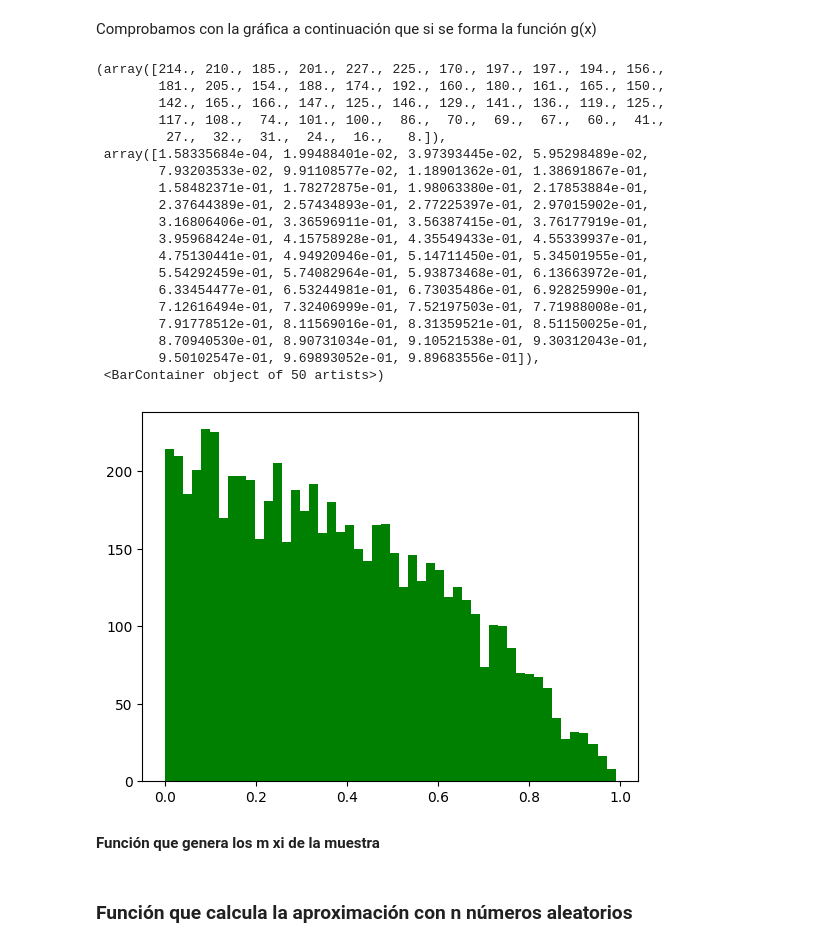
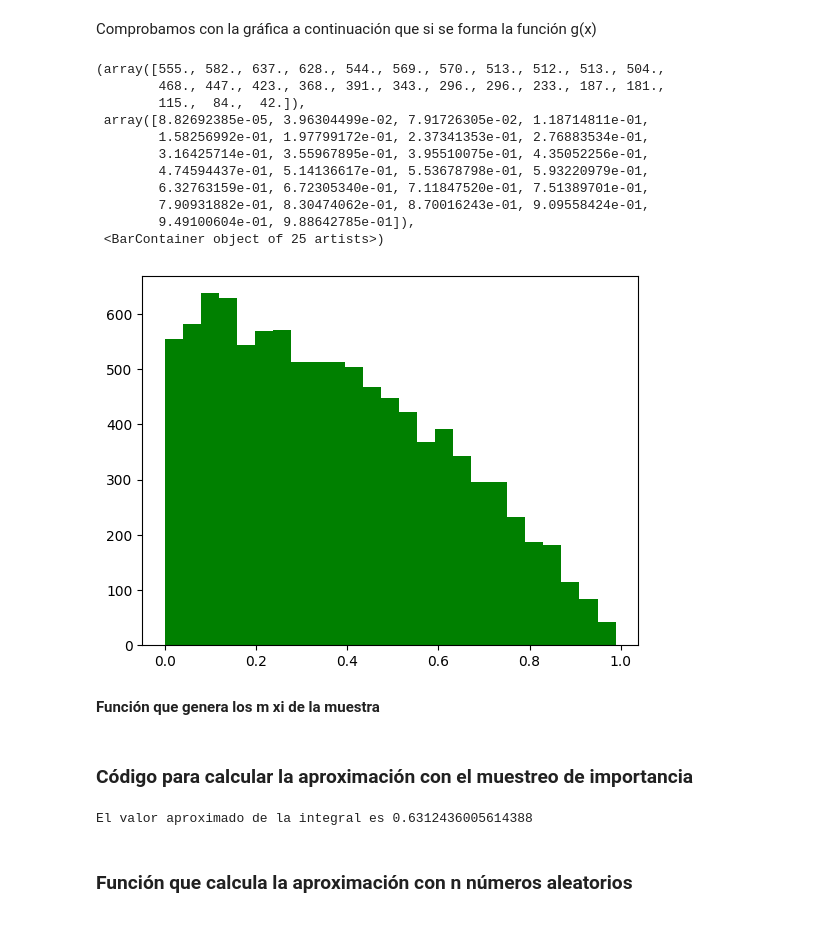
Before and after one commit to Wenypb/Simulacion, a Jupyter notebook: Montecarlo.ipynb, the cells around one changed output. Cells and saved outputs as stored; diff of their text form; code cells hidden in the pictures.

```diff
--- a/Montecarlo.ipynb
+++ b/Montecarlo.ipynb
@@ -312,41 +332,33 @@ Comprobamos con la gráfica a continuación que si se forma la función g(x)
 # %%
 # g(x) = 1.5 - 1.5x
 # h(x) = 1.5
 # X -> Lista de x aceptadas
 X=[]
 # m -> Número de xi a generar
 m = 10000
-for i in range(m):
+while len(X)<=m:
   #Generamos un x al azar [0,1]
   x= rnd.random()
-  #Calculamos la probabilidad de aceptar a x p(aceptar)= g(x)/h(x)
+  #Calculamos la probabilidad de aceptar a x p(aceptar)= g(x)/t(x)
   p = (1.5 - 1.5*(x**2))/1.5
   #Generamos Ux que sigue una distribucion uniforme entre [0,1]
   Ux = rnd.random()
   if Ux<=p:
     X.append(x)
-plt.hist(X,bins=50,color="green")
+plt.hist(X,bins=25,color="green")
 # %% [output]
-(array([214., 210., 185., 201., 227., 225., 170., 197., 197., 194., 156.,
-        181., 205., 154., 188., 174., 192., 160., 180., 161., 165., 150.,
-        142., 165., 166., 147., 125., 146., 129., 141., 136., 119., 125.,
-        117., 108.,  74., 101., 100.,  86.,  70.,  69.,  67.,  60.,  41.,
-         27.,  32.,  31.,  24.,  16.,   8.]),
- array([1.58335684e-04, 1.99488401e-02, 3.97393445e-02, 5.95298489e-02,
-        7.93203533e-02, 9.91108577e-02, 1.18901362e-01, 1.38691867e-01,
-        1.58482371e-01, 1.78272875e-01, 1.98063380e-01, 2.17853884e-01,
-        2.37644389e-01, 2.57434893e-01, 2.77225397e-01, 2.97015902e-01,
-        3.16806406e-01, 3.36596911e-01, 3.56387415e-01, 3.76177919e-01,
-        3.95968424e-01, 4.15758928e-01, 4.35549433e-01, 4.55339937e-01,
-        4.75130441e-01, 4.94920946e-01, 5.14711450e-01, 5.34501955e-01,
-        5.54292459e-01, 5.74082964e-01, 5.93873468e-01, 6.13663972e-01,
-        6.33454477e-01, 6.53244981e-01, 6.73035486e-01, 6.92825990e-01,
-        7.12616494e-01, 7.32406999e-01, 7.52197503e-01, 7.71988008e-01,
-        7.91778512e-01, 8.11569016e-01, 8.31359521e-01, 8.51150025e-01,
-        8.70940530e-01, 8.90731034e-01, 9.10521538e-01, 9.30312043e-01,
-        9.50102547e-01, 9.69893052e-01, 9.89683556e-01]),
- <BarContainer object of 50 artists>)
+(array([555., 582., 637., 628., 544., 569., 570., 513., 512., 513., 504.,
+        468., 447., 423., 368., 391., 343., 296., 296., 233., 187., 181.,
+        115.,  84.,  42.]),
+ array([8.82692385e-05, 3.96304499e-02, 7.91726305e-02, 1.18714811e-01,
+        1.58256992e-01, 1.97799172e-01, 2.37341353e-01, 2.76883534e-01,
+        3.16425714e-01, 3.55967895e-01, 3.95510075e-01, 4.35052256e-01,
+        4.74594437e-01, 5.14136617e-01, 5.53678798e-01, 5.93220979e-01,
+        6.32763159e-01, 6.72305340e-01, 7.11847520e-01, 7.51389701e-01,
+        7.90931882e-01, 8.30474062e-01, 8.70016243e-01, 9.09558424e-01,
+        9.49100604e-01, 9.88642785e-01]),
+ <BarContainer object of 25 artists>)
-[figure, old version]
+[figure, new version]
 # %% [markdown]
 **Función que genera los m xi de la muestra**
 # %%
@@ -363,6 +375,36 @@ def Muestreo_importancia(m):
     if Ux<=p:
       X.append(x)
   return X
+# %% [markdown]
+### **Código para calcular la aproximación con el muestreo de importancia**
+# %%
+#Valores de los límites de la integral
+a=0
+b=1
+# Determinar n
+n = 10
+# Listas vacias para guardar resultados
+X = []
+Y = []
+#Generar la muestra de importancia
+M=Muestreo_importancia(n)
+for i in range(n):
+  # Tomar xi con i = 1,2,...,n
+  Xi= M[i]
+  # Agregar Xi a la lista X
+  X.append(Xi)
+  # Hacer Yi = Cos((pi*Xi)/2)
+  Yi= math.cos((math.pi*(Xi))/2)/((3/2)*(1-(Xi**2)))
+  # Agregar Yi a la lista Y
+  Y.append(Yi)
+# Calcular la suma de lista Y que contiene los f(xi)
+suma=sum(Y)
+# Calcular la aproximacion de la integral con muestreo de importancia
+aproximacion_muestreo_importancia = ((b-a)/n)*suma
+# Imprimir el valor de la aproximacion
+print("El valor aproximado de la integral es",aproximacion_muestreo_importancia)
+# %% [output]
+El valor aproximado de la integral es 0.6312436005614388
 # %% [markdown]
 ### **Función que calcula la aproximación con n números aleatorios**
 # %%
```
Also changed, not shown: parts of 29 cells of this notebook.
